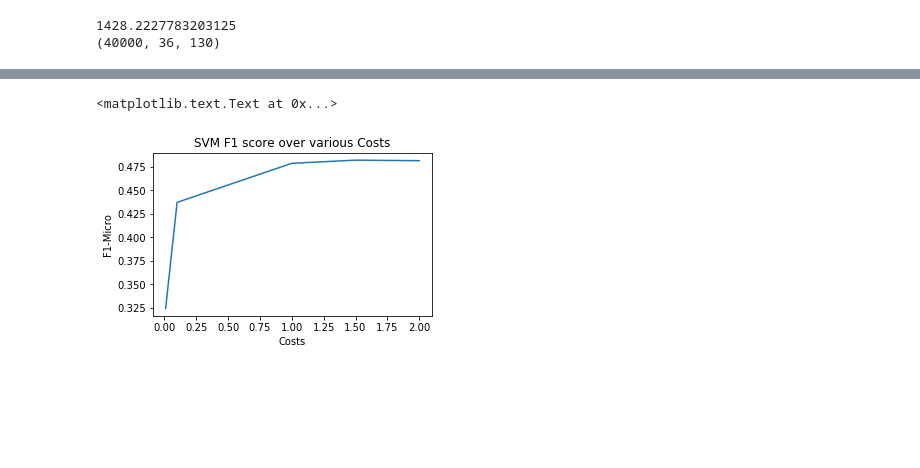
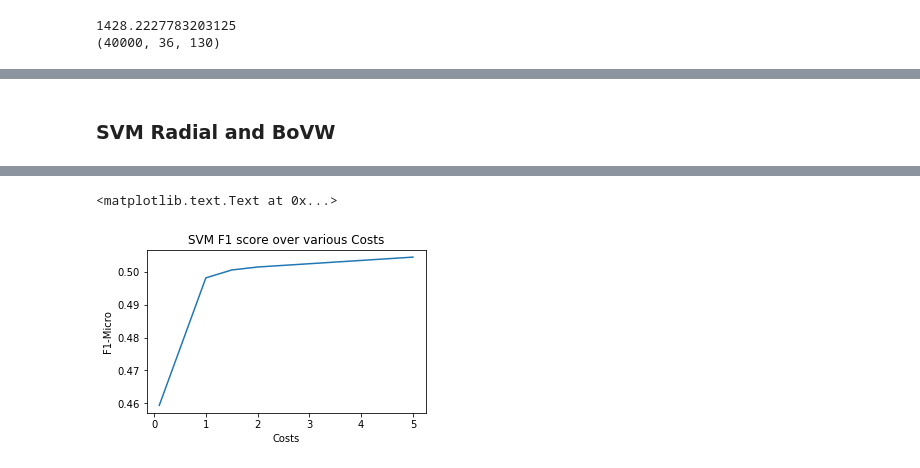
Before and after one commit to nagibshah/CIFAR-10-ImageClassifier, a Jupyter notebook: Cifar10-ImageClassifier.ipynb, the cells around one changed output, grey strips where cells are left out. Cells and saved outputs as stored; diff of their text form; code cells hidden in the pictures; blank space fills up the shorter version.

```diff
--- a/Cifar10-ImageClassifier.ipynb
+++ b/Cifar10-ImageClassifier.ipynb
@@ -607,6 +627,10 @@ print(y_train.shape)
 print(xTest.shape)
 print(y_test.shape)
 
-print(y_train.dtype)
+xTrain = xTrain.astype("float32")
+print(xTrain.dtype)
+
+xTest = xTest.astype("float32")
+print(xTest.dtype)
 # %% [output]
 (40000, 32, 32, 3)
@@ -659,8 +684,9 @@ print(descriptor_list.shape)
 bov_descriptors = descriptor_list.reshape((-1, descriptor_list.shape[2]))
 
 start = time.time()
-range_n_clusters = [20,50,100,150,200,250,300]
-km = [MiniBatchKMeans(n_clusters=i) for i in range_n_clusters]
+range_n_clusters = [20,50,100,150,200,250,300,350,400,450,500]
+#range_n_clusters = [350,400,450,500]
+km = [MiniBatchKMeans(n_clusters=i,batch_size=200) for i in range_n_clusters]
 score = [km[i].fit(bov_descriptors).score(bov_descriptors) for i in range(len(range_n_clusters))]
 print("Clustering range search took %0.2f seconds"%(time.time() - start))
 
@@ -678,9 +704,9 @@ Clustering range search took 162.05 seconds
 # create bag of visual words
 
 # prep the best codebook
-bestk = 200
-visualWords = km[4].predict(bov_descriptors)
-_codebook = km[4]
+bestk = 500
+visualWords = km[10].predict(bov_descriptors)
+_codebook = km[10]
 
 start = time.time()
 BOVW, _scaler = GenerateBOVW(bestk, descriptor_list, visualWords)
@@ -703,9 +729,11 @@ SVM training took 447.21 seconds
+# %% [markdown]
+### SVM Radial and BoVW
 # %%
 # train and test the model
 
 from sklearn.metrics import f1_score
 
-Cs = [0.01, 0.1, 1, 1.5, 2]
+Cs = [0.1, 1, 1.5, 2, 5]
 f1s = list()
 
 best_svm_clf = None
@@ -713,7 +741,7 @@ currentBest = 0.
 
 for c in Cs:
     f1_current = 0.
-    clf = SVC(C=c)
+    clf = SVC(C=c,cache_size=1200,class_weight="balanced")
     start = time.time()
     clf.fit(BOVW, y_train)
     print("SVM training took %0.2f seconds"%(time.time() - start))
@@ -747,2 +775,2 @@ Prediction operation took 85.78 seconds
 <matplotlib.text.Text at 0x...>
-[figure, old version]
+[figure, new version]
```
Also changed, not shown: parts of 28 cells of this notebook.
